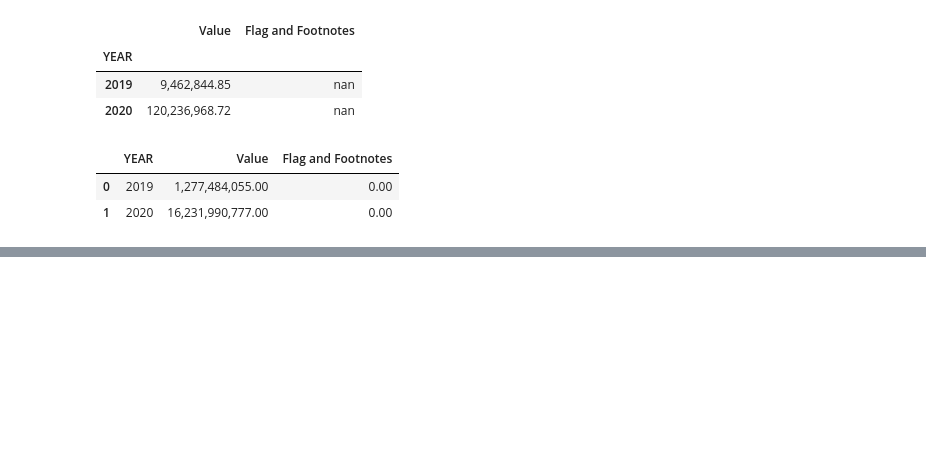
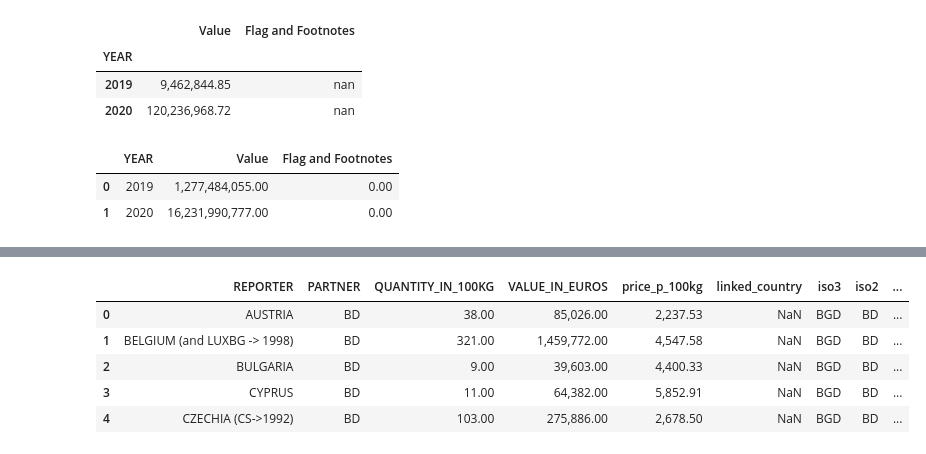
Before and after one commit to zufanka/DataAnalysisPython_DataHarvest2020, a Jupyter notebook: FILLED-IN_exploration_cleaning_workbook.ipynb, the cells around one changed output, grey strips where cells are left out. Saved outputs shown, nothing was run; the diff lists cells and outputs as text; code cells hidden in the pictures; blank space fills up the shorter version.

```diff
--- a/FILLED-IN_exploration_cleaning_workbook.ipynb
+++ b/FILLED-IN_exploration_cleaning_workbook.ipynb
@@ -397,0 +529,7 @@ quantities = ....
+# %%
+# then we will pivot the table to calculate another column
+best_deal_pivot = pd.pivot_table(best_deal_grouped,
+                                 index=["REPORTER","PARTNER"],
+                                 columns="INDICATORS",
+                                 values="Value").reset_index()
+best_deal_pivot.head()
@@ -397,0 +576,11 @@ quantities = ....
+# %%
+# ... using the pd.merge() function. In _on I specify what columns to match to one another
+best_deal_merged = pd.merge(left=best_deal_pivot, right=countries, left_on="PARTNER", right_on="iso2")
+best_deal_merged.head()
+# %% [output]
+|  | REPORTER | PARTNER | QUANTITY_IN_100KG | VALUE_IN_EUROS | price_p_100kg | linked_country | iso3 | iso2 | ... |
+| 0 | AUSTRIA | BD | 38.00 | 85,026.00 | 2,237.53 | NaN | BGD | BD | ... |
+| 1 | BELGIUM (and LUXBG -> 1998) | BD | 321.00 | 1,459,772.00 | 4,547.58 | NaN | BGD | BD | ... |
+| 2 | BULGARIA | BD | 9.00 | 39,603.00 | 4,400.33 | NaN | BGD | BD | ... |
+| 3 | CYPRUS | BD | 11.00 | 64,382.00 | 5,852.91 | NaN | BGD | BD | ... |
+| 4 | CZECHIA (CS->1992) | BD | 103.00 | 275,886.00 | 2,678.50 | NaN | BGD | BD | ... |
```
Also changed, not shown: parts of 29 cells of this notebook, 2 other files.
